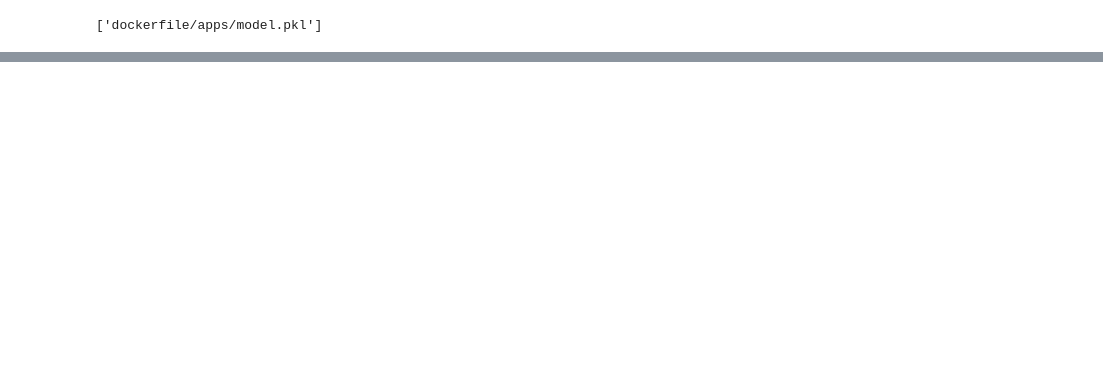
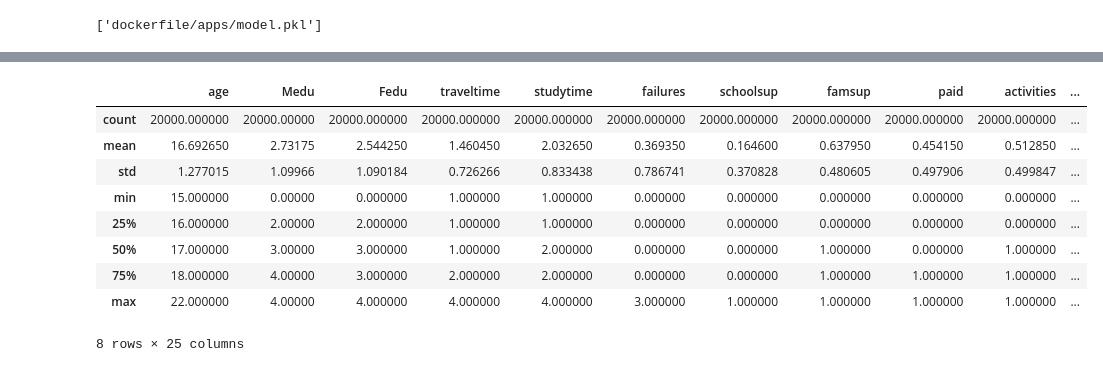
Before and after one commit to CMU-313/fall-2021-hw4-sleepygit, a Jupyter notebook: model_build.ipynb, the cells around one changed output, grey strips where cells are left out. Drawn from its saved outputs; the diff is of its cells as text; code cells hidden in the pictures; blank space fills up the shorter version.

```diff
--- a/model_build.ipynb
+++ b/model_build.ipynb
@@ -139,0 +174,16 @@ joblib.dump(ourclf, 'dockerfile/apps/model.pkl')
+# %%
+realdf['qual_student'] = np.where(realdf['G3']>=15, 1, 0)
+realdf.replace({'no': 0, 'yes': 1}, inplace=True)
+# %%
+realdf.describe()
+# %% [output]
+|  | age | Medu | Fedu | traveltime | studytime | failures | schoolsup | famsup | paid | activities | ... |
+| count | 20000.000000 | 20000.00000 | 20000.000000 | 20000.000000 | 20000.000000 | 20000.000000 | 20000.000000 | 20000.000000 | 20000.000000 | 20000.000000 | ... |
+| mean | 16.692650 | 2.73175 | 2.544250 | 1.460450 | 2.032650 | 0.369350 | 0.164600 | 0.637950 | 0.454150 | 0.512850 | ... |
+| std | 1.277015 | 1.09966 | 1.090184 | 0.726266 | 0.833438 | 0.786741 | 0.370828 | 0.480605 | 0.497906 | 0.499847 | ... |
+| min | 15.000000 | 0.00000 | 0.000000 | 1.000000 | 1.000000 | 0.000000 | 0.000000 | 0.000000 | 0.000000 | 0.000000 | ... |
+| 25% | 16.000000 | 2.00000 | 2.000000 | 1.000000 | 1.000000 | 0.000000 | 0.000000 | 0.000000 | 0.000000 | 0.000000 | ... |
+| 50% | 17.000000 | 3.00000 | 3.000000 | 1.000000 | 2.000000 | 0.000000 | 0.000000 | 1.000000 | 0.000000 | 1.000000 | ... |
+| 75% | 18.000000 | 4.00000 | 3.000000 | 2.000000 | 2.000000 | 0.000000 | 0.000000 | 1.000000 | 1.000000 | 1.000000 | ... |
+| max | 22.000000 | 4.00000 | 4.000000 | 4.000000 | 4.000000 | 3.000000 | 1.000000 | 1.000000 | 1.000000 | 1.000000 | ... |
+8 rows × 25 columns
```
Also changed, not shown: parts of 12 cells of this notebook, 2 other files.
